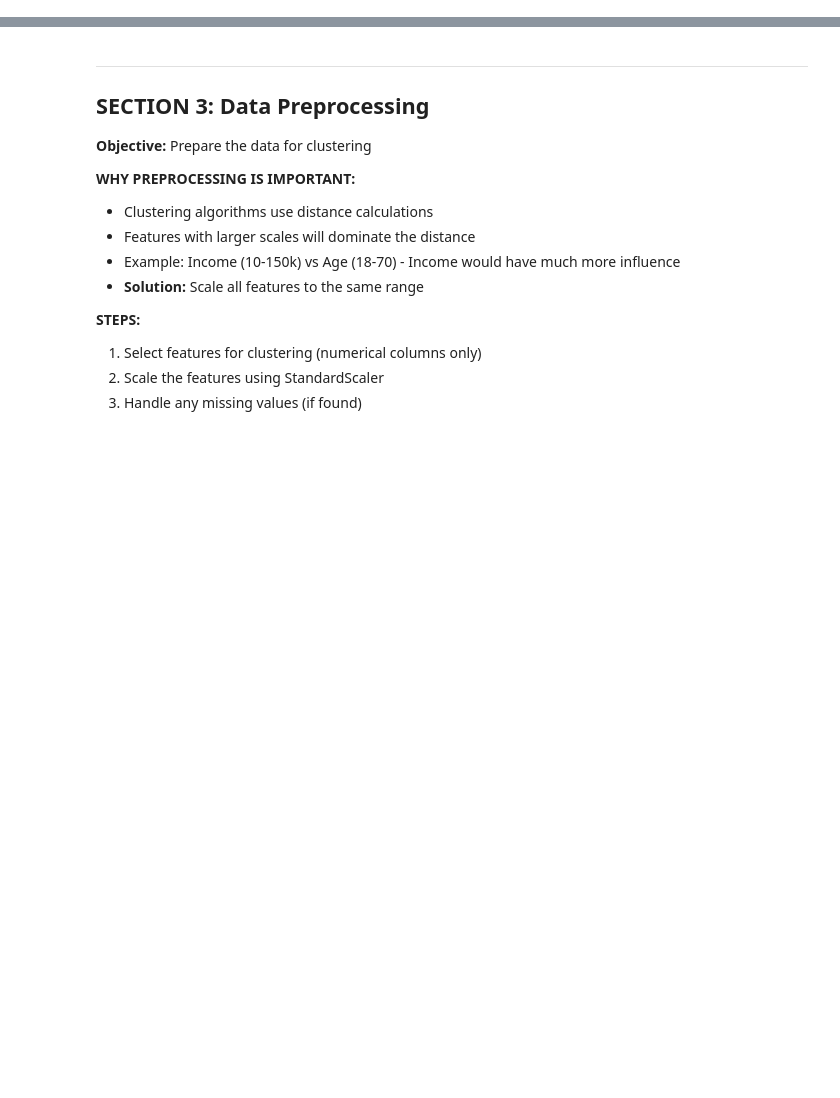
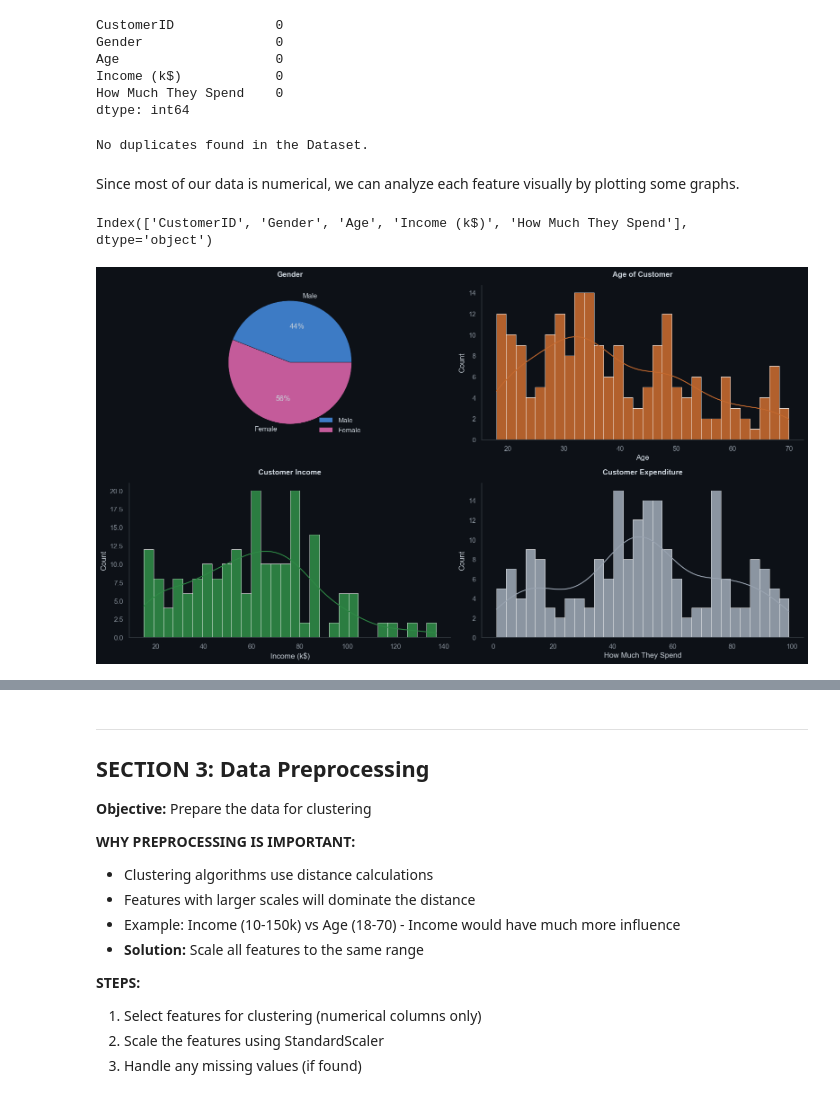
Before and after one commit to pufferfish3e/unsupervised-learning, a Jupyter notebook: CA2_PartA_Student_Template.ipynb, the cells around one changed output, grey strips where cells are left out. Cells and saved outputs as stored; diff of their text form; code cells hidden in the pictures; blank space fills up the shorter version.

```diff
--- a/CA2_PartA_Student_Template.ipynb
+++ b/CA2_PartA_Student_Template.ipynb
@@ -187,0 +93,3 @@ Write your observations here (examples to guide you):
+# %%
+path = "datasets/CA2-Customer-Data.csv"
+df = pd.read_csv(path)
@@ -187,0 +158,63 @@ Write your observations here (examples to guide you):
+# %%
+# Check for null values in dataset
+df.isnull().sum()
+# %% [output]
+CustomerID             0
+Gender                 0
+Age                    0
+Income (k$)            0
+How Much They Spend    0
+dtype: int64
+# %%
+# Check for duplicate values in the dataset
+duplicates = df[df.duplicated()]
+
+if not duplicates.empty:
+    print(duplicates.head(5))
+else:
+    print("No duplicates found in the Dataset.")
+# %% [output]
+No duplicates found in the Dataset.
+# %% [markdown]
+Since most of our data is numerical, we can analyze each feature visually by plotting some graphs.
+# %%
+df.columns
+# %% [output]
+Index(['CustomerID', 'Gender', 'Age', 'Income (k$)', 'How Much They Spend'], dtype='object')
+# %%
+plt.figure(figsize=(16,9))
+plt.subplot(2,2,1)
+
+# First feature: Gender
+data = [df["Gender"][df["Gender"] == "Male"].count(), df["Gender"][df["Gender"] == "Female"].count()]
+labels = ["Male","Female"]
+plt.pie(data, labels=labels, colors=color_palette, autopct='%.0f%%',wedgeprops={"edgecolor": "#0d1117", "linewidth": 0.5})
+plt.title("Gender")
+plt.legend(labels,loc="lower right")
+
+# Second feature: Age
+plt.subplot(2,2,2)
+plt.title("Age of Customer")
+sns.histplot(df,x="Age",bins=30,kde=True,color=color_palette[3],edgecolor="#ffffff", linewidth=0.6, alpha=0.9)
+plt.grid(False)
+sns.despine()
+
+
+# Third feature: Income
+plt.subplot(2,2,3)
+plt.title("Customer Income")
+sns.histplot(df,x="Income (k$)",bins=30,kde=True,color=color_palette[2],edgecolor="#ffffff", linewidth=0.6, alpha=0.9)
+plt.grid(False)
+sns.despine()
+
+# Fourth feature: Spending
+plt.subplot(2,2,4)
+plt.title("Customer Expenditure")
+sns.histplot(df,x="How Much They Spend",bins=30,kde=True,color=color_palette[6],edgecolor="#ffffff", linewidth=0.6, alpha=0.9)
+plt.grid(False)
+sns.despine()
+
+plt.tight_layout()
+plt.show()
+# %% [output]
+[figure, added]
```
Also changed, not shown: parts of 75 cells of this notebook, 2 other files.
